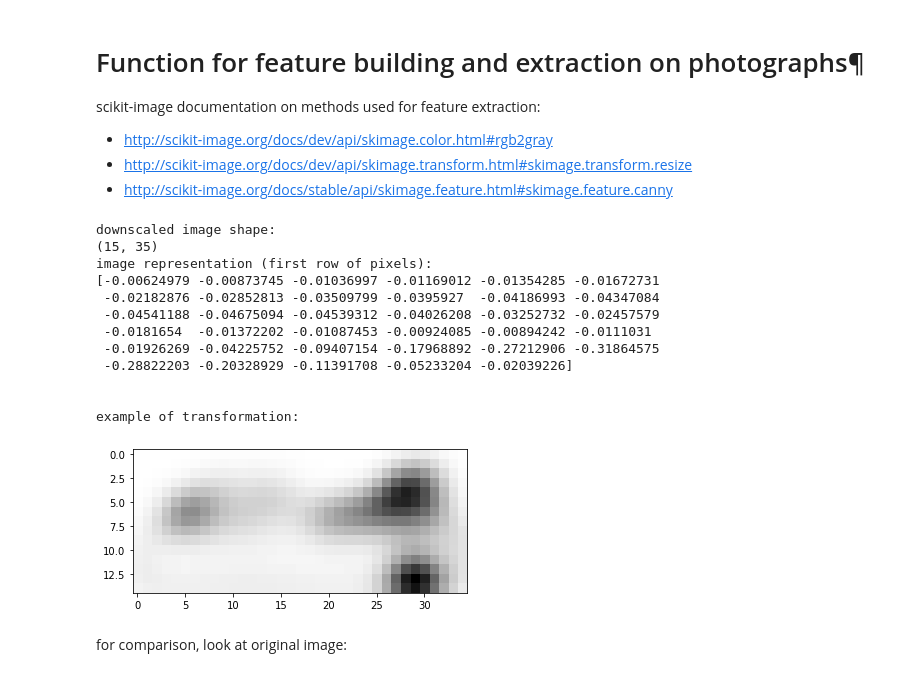
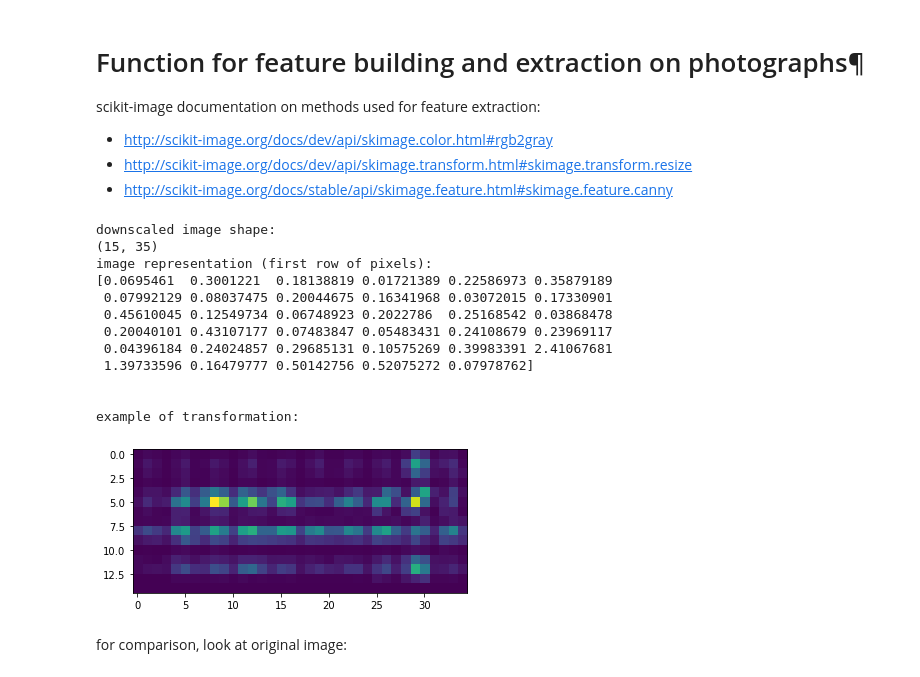
Before and after one commit to Artem-Shuliak/Final-Assignment-2, a Jupyter notebook: planeimages_first_full_iteration.ipynb, the cells around one changed output. Drawn from its saved outputs; the diff is of its cells as text; code cells hidden in the pictures.

Commit message:
changed from harris detection to hog corners

```diff
--- a/planeimages_first_full_iteration.ipynb
+++ b/planeimages_first_full_iteration.ipynb
@@ -51,42 +52,44 @@ dims = (15, 35) # 25% of the original size, 525 pixels
 # %%
 def image_manipulation(imname, imgs_path, imview=False):
     warnings.filterwarnings('ignore')
     imname = imgs_path + imname + '.png'
-    img_raw = io.imread(imname, as_gray=True)
-    downscaled = transform.resize(img_raw, (dims[0], dims[1])) # downscale image
+    img_raw = io.imread(imname)
+
+    fd, hog_image = hog(img_raw, orientations=8, pixels_per_cell=(14,14), cells_per_block=(1, 1), visualize=True,multichannel=True)
+    final_image = transform.resize(hog_image, (dims[0], dims[1])) # downscale image
     # canny_image = feature.canny(downscaled, sigma=2) # edge filter image with Canny algorithm
-    final_image = feature.corner_harris(downscaled, method='k', k=1.5, eps=1e-06, sigma=2) # reduce to just corner features
+    # harris_image = feature.corner_harris(downscaled, method='k', k=0.25, eps=1e-06, sigma=2) # reduce to just corner features
 
 
     if imview==True:
-        plt.imshow(final_image, cmap='gray')
+        plt.imshow(final_image)
     warnings.filterwarnings('always')
     return final_image
 
 
 
 # test the function, look at input/output
 test_image = image_manipulation('2017-08-25T23+24+13_390Z', ci_path, True)
 print('downscaled image shape: ')
 print(test_image.shape)
 print('image representation (first row of pixels): ')
 print(test_image[0])
 print('\n')
 print('example of transformation: ')
 # %% [output]
 downscaled image shape:
 (15, 35)
 image representation (first row of pixels):
-[-0.00624979 -0.00873745 -0.01036997 -0.01169012 -0.01354285 -0.01672731
- -0.02182876 -0.02852813 -0.03509799 -0.0395927  -0.04186993 -0.04347084
- -0.04541188 -0.04675094 -0.04539312 -0.04026208 -0.03252732 -0.02457579
- -0.0181654  -0.01372202 -0.01087453 -0.00924085 -0.00894242 -0.0111031
- -0.01926269 -0.04225752 -0.09407154 -0.17968892 -0.27212906 -0.31864575
- -0.28822203 -0.20328929 -0.11391708 -0.05233204 -0.02039226]
+[0.0695461  0.3001221  0.18138819 0.01721389 0.22586973 0.35879189
+ 0.07992129 0.08037475 0.20044675 0.16341968 0.03072015 0.17330901
+ 0.45610045 0.12549734 0.06748923 0.2022786  0.25168542 0.03868478
+ 0.20040101 0.43107177 0.07483847 0.05483431 0.24108679 0.23969117
+ 0.04396184 0.24024857 0.29685131 0.10575269 0.39983391 2.41067681
+ 1.39733596 0.16479777 0.50142756 0.52075272 0.07978762]
 
 
 example of transformation:
-[figure, old version]
+[figure, new version]
 # %% [markdown]
 for comparison, look at original image:
 # %%
```
Also changed, not shown: parts of 5 cells of this notebook, 1 other file.
